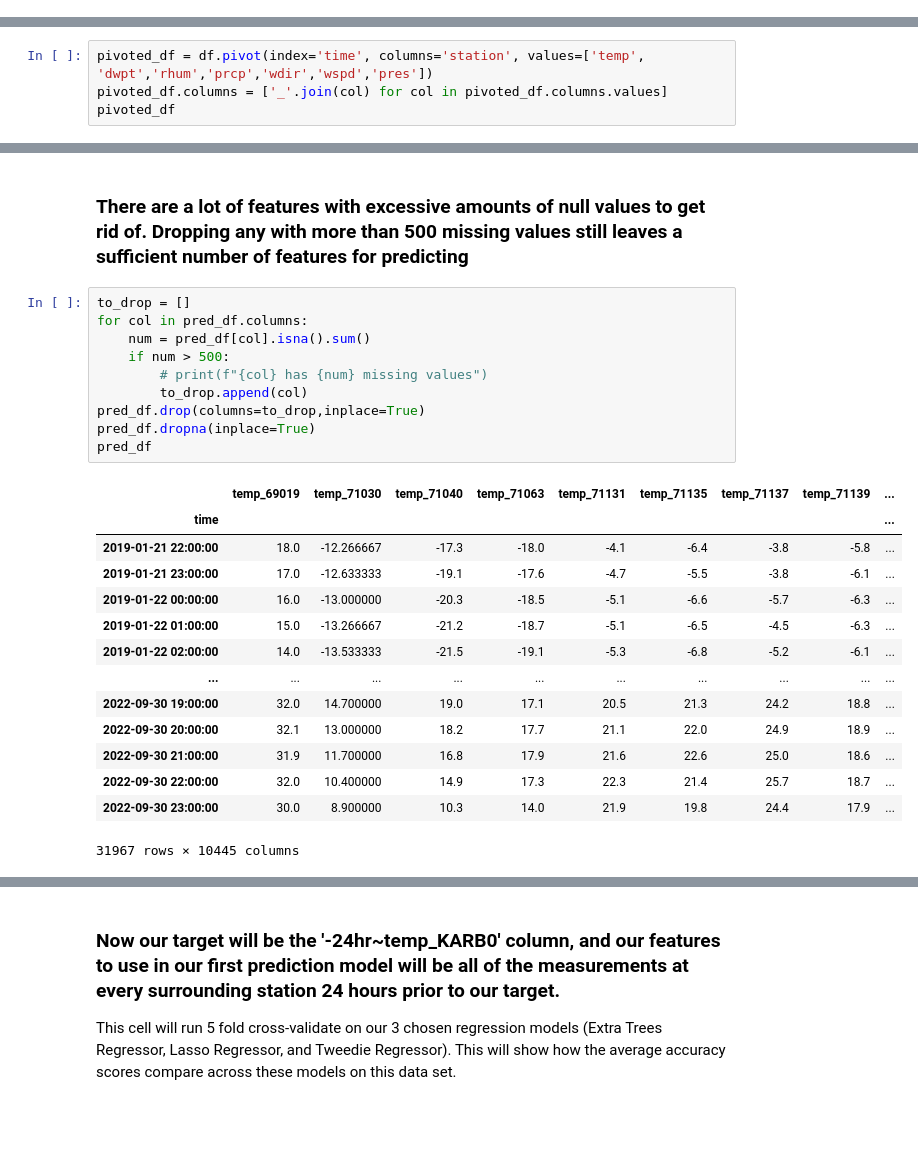
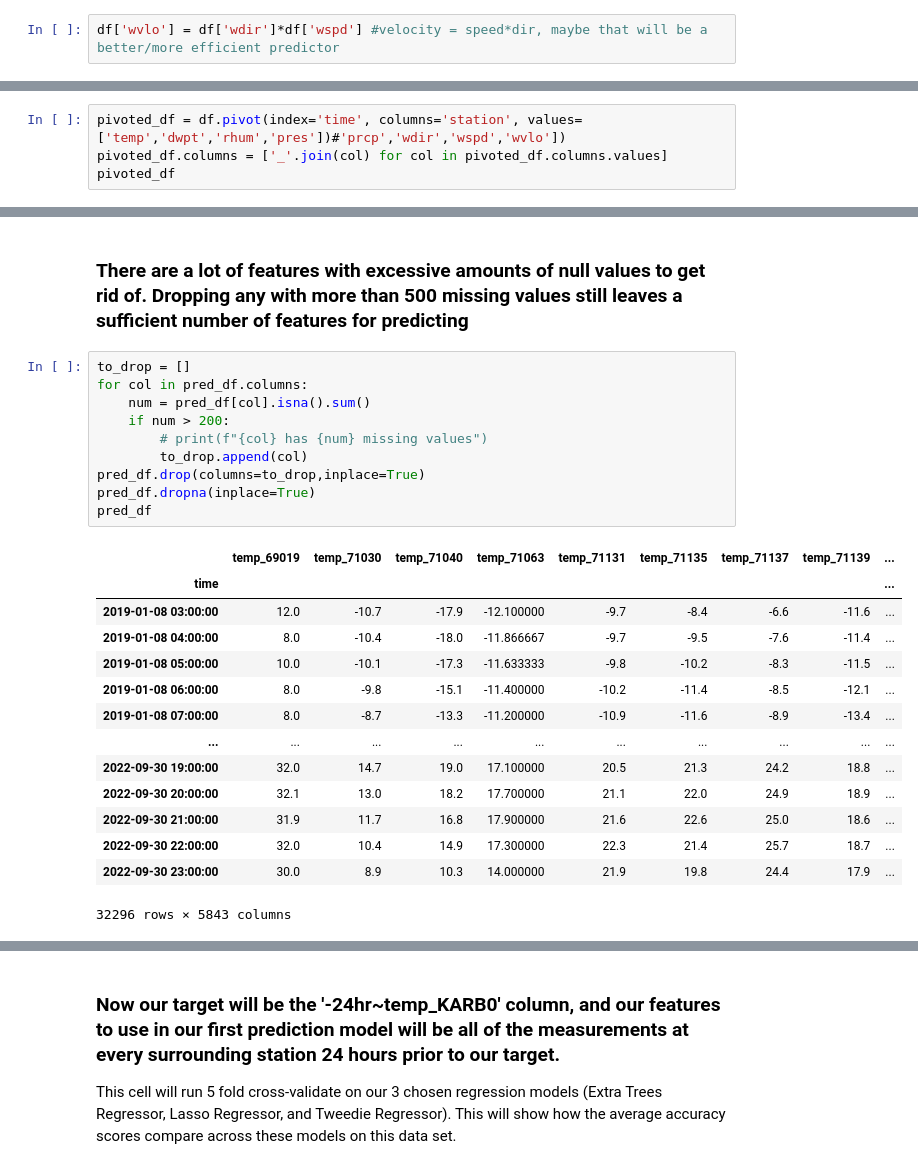
Before and after one commit to Pkeet99/Weatherman, a Jupyter notebook: supervised_models/basic_supervised_model.ipynb, the cells around one changed output, grey strips where cells are left out. Cells and saved outputs as stored; diff of their text form; blank space fills up the shorter version.

```diff
--- a/supervised_models/basic_supervised_model.ipynb
+++ b/supervised_models/basic_supervised_model.ipynb
@@ -330,10 +330,12 @@ Data columns (total 9 columns):
  8   pres     float64
 dtypes: datetime64[ns](1), float64(7), object(1)
 memory usage: 4.2+ GB
+# %%
+df['wvlo'] = df['wdir']*df['wspd'] #velocity = speed*dir, maybe that will be a better/more efficient predictor
 # %% [markdown]
 ### Basic data cleaning to build necessary features
 # %%
-pivoted_df = df.pivot(index='time', columns='station', values=['temp', 'dwpt','rhum','prcp','wdir','wspd','pres'])
+pivoted_df = df.pivot(index='time', columns='station', values=['temp','dwpt','rhum','pres'])#'prcp','wdir','wspd','wvlo'])
 pivoted_df.columns = ['_'.join(col) for col in pivoted_df.columns.values]
 pivoted_df
 # %% [output]
@@ -396,28 +398,28 @@ Length: 16289, dtype: int64
 # %%
 to_drop = []
 for col in pred_df.columns:
     num = pred_df[col].isna().sum()
-    if num > 500:
+    if num > 200:
         # print(f"{col} has {num} missing values")
         to_drop.append(col)
 pred_df.drop(columns=to_drop,inplace=True)
 pred_df.dropna(inplace=True)
 pred_df
 # %% [output]
 |  | temp_69019 | temp_71030 | temp_71040 | temp_71063 | temp_71131 | temp_71135 | temp_71137 | temp_71139 | ... |
 | time |  |  |  |  |  |  |  |  | ... |
-| 2019-01-21 22:00:00 | 18.0 | -12.266667 | -17.3 | -18.0 | -4.1 | -6.4 | -3.8 | -5.8 | ... |
-| 2019-01-21 23:00:00 | 17.0 | -12.633333 | -19.1 | -17.6 | -4.7 | -5.5 | -3.8 | -6.1 | ... |
-| 2019-01-22 00:00:00 | 16.0 | -13.000000 | -20.3 | -18.5 | -5.1 | -6.6 | -5.7 | -6.3 | ... |
-| 2019-01-22 01:00:00 | 15.0 | -13.266667 | -21.2 | -18.7 | -5.1 | -6.5 | -4.5 | -6.3 | ... |
-| 2019-01-22 02:00:00 | 14.0 | -13.533333 | -21.5 | -19.1 | -5.3 | -6.8 | -5.2 | -6.1 | ... |
+| 2019-01-08 03:00:00 | 12.0 | -10.7 | -17.9 | -12.100000 | -9.7 | -8.4 | -6.6 | -11.6 | ... |
+| 2019-01-08 04:00:00 | 8.0 | -10.4 | -18.0 | -11.866667 | -9.7 | -9.5 | -7.6 | -11.4 | ... |
+| 2019-01-08 05:00:00 | 10.0 | -10.1 | -17.3 | -11.633333 | -9.8 | -10.2 | -8.3 | -11.5 | ... |
+| 2019-01-08 06:00:00 | 8.0 | -9.8 | -15.1 | -11.400000 | -10.2 | -11.4 | -8.5 | -12.1 | ... |
+| 2019-01-08 07:00:00 | 8.0 | -8.7 | -13.3 | -11.200000 | -10.9 | -11.6 | -8.9 | -13.4 | ... |
 | ... | ... | ... | ... | ... | ... | ... | ... | ... | ... |
-| 2022-09-30 19:00:00 | 32.0 | 14.700000 | 19.0 | 17.1 | 20.5 | 21.3 | 24.2 | 18.8 | ... |
-| 2022-09-30 20:00:00 | 32.1 | 13.000000 | 18.2 | 17.7 | 21.1 | 22.0 | 24.9 | 18.9 | ... |
-| 2022-09-30 21:00:00 | 31.9 | 11.700000 | 16.8 | 17.9 | 21.6 | 22.6 | 25.0 | 18.6 | ... |
-| 2022-09-30 22:00:00 | 32.0 | 10.400000 | 14.9 | 17.3 | 22.3 | 21.4 | 25.7 | 18.7 | ... |
-| 2022-09-30 23:00:00 | 30.0 | 8.900000 | 10.3 | 14.0 | 21.9 | 19.8 | 24.4 | 17.9 | ... |
+| 2022-09-30 19:00:00 | 32.0 | 14.7 | 19.0 | 17.100000 | 20.5 | 21.3 | 24.2 | 18.8 | ... |
+| 2022-09-30 20:00:00 | 32.1 | 13.0 | 18.2 | 17.700000 | 21.1 | 22.0 | 24.9 | 18.9 | ... |
+| 2022-09-30 21:00:00 | 31.9 | 11.7 | 16.8 | 17.900000 | 21.6 | 22.6 | 25.0 | 18.6 | ... |
+| 2022-09-30 22:00:00 | 32.0 | 10.4 | 14.9 | 17.300000 | 22.3 | 21.4 | 25.7 | 18.7 | ... |
+| 2022-09-30 23:00:00 | 30.0 | 8.9 | 10.3 | 14.000000 | 21.9 | 19.8 | 24.4 | 17.9 | ... |
-31967 rows × 10445 columns
+32296 rows × 5843 columns
 # %%
 pred_df[pred_df.index > '2022-09']
 # %% [output]
```
Also changed, not shown: parts of 10 cells of this notebook, 6 other files.
